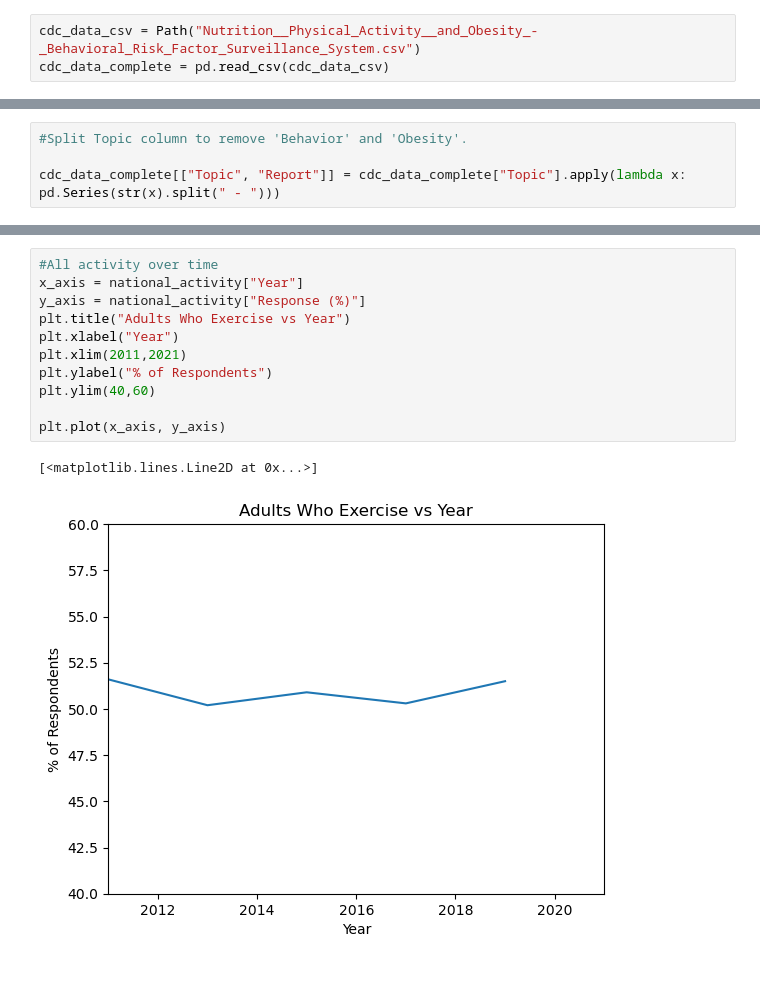
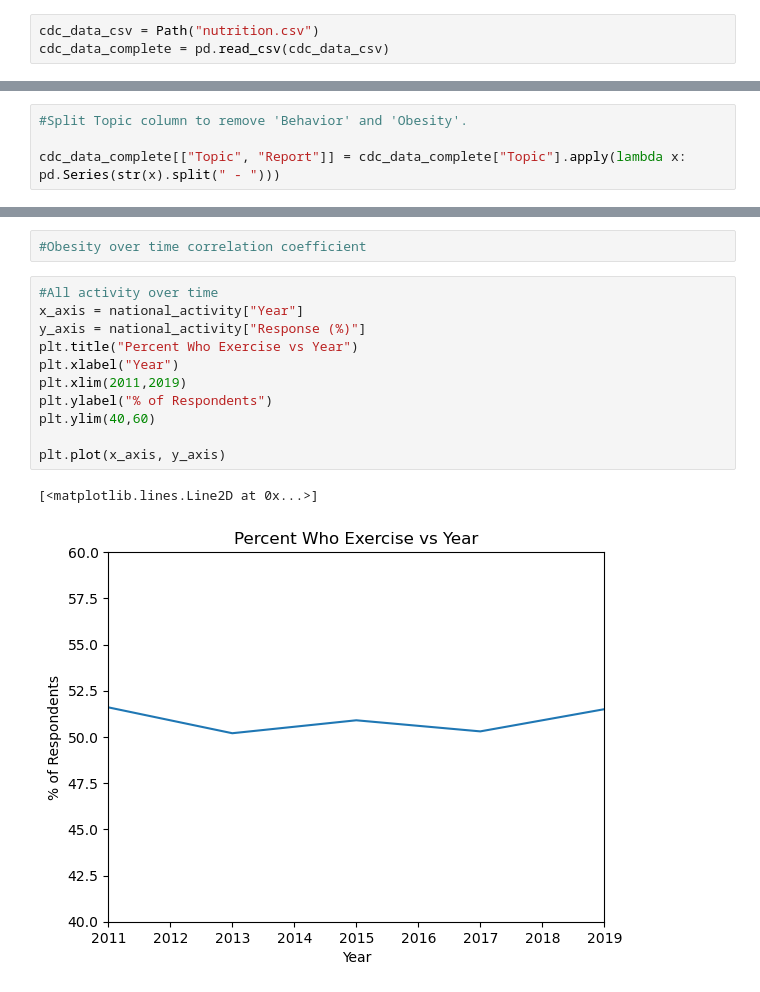
Before and after one commit to meekcodes1/project1, a Jupyter notebook: health_analysis.ipynb, the cells around one changed output, grey strips where cells are left out. Saved outputs shown, nothing was run; the diff lists cells and outputs as text.

```diff
--- a/health_analysis.ipynb
+++ b/health_analysis.ipynb
@@ -5,5 +6,5 @@ import matplotlib.pyplot as plt
 # %%
-cdc_data_csv = Path("Nutrition__Physical_Activity__and_Obesity_-_Behavioral_Risk_Factor_Surveillance_System.csv")
+cdc_data_csv = Path("nutrition.csv")
 cdc_data_complete = pd.read_csv(cdc_data_csv)
 # %%
 #Full CSV
@@ -92,17 +91,19 @@ plt.plot(x_axis, y_axis)
 # %% [output]
 [<matplotlib.lines.Line2D at 0x...>]
 [figure]
+# %%
+#Obesity over time correlation coefficient
 # %%
 #All activity over time
 x_axis = national_activity["Year"]
 y_axis = national_activity["Response (%)"]
-plt.title("Adults Who Exercise vs Year")
+plt.title("Percent Who Exercise vs Year")
 plt.xlabel("Year")
-plt.xlim(2011,2021)
+plt.xlim(2011,2019)
 plt.ylabel("% of Respondents")
 plt.ylim(40,60)
 
 plt.plot(x_axis, y_axis)
 # %% [output]
 [<matplotlib.lines.Line2D at 0x...>]
-[figure, old version]
+[figure, new version]
```
Also changed, not shown: parts of 3 cells of this notebook.
